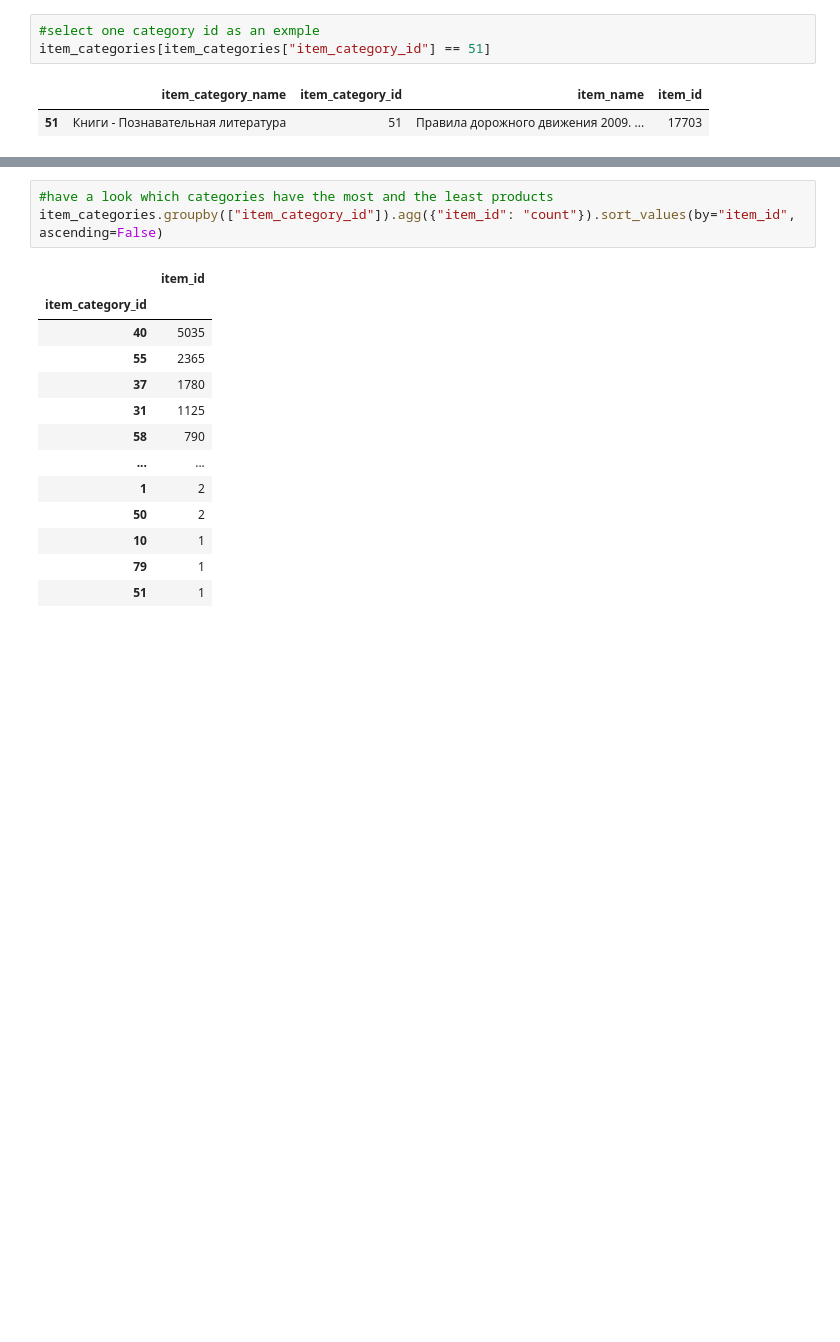
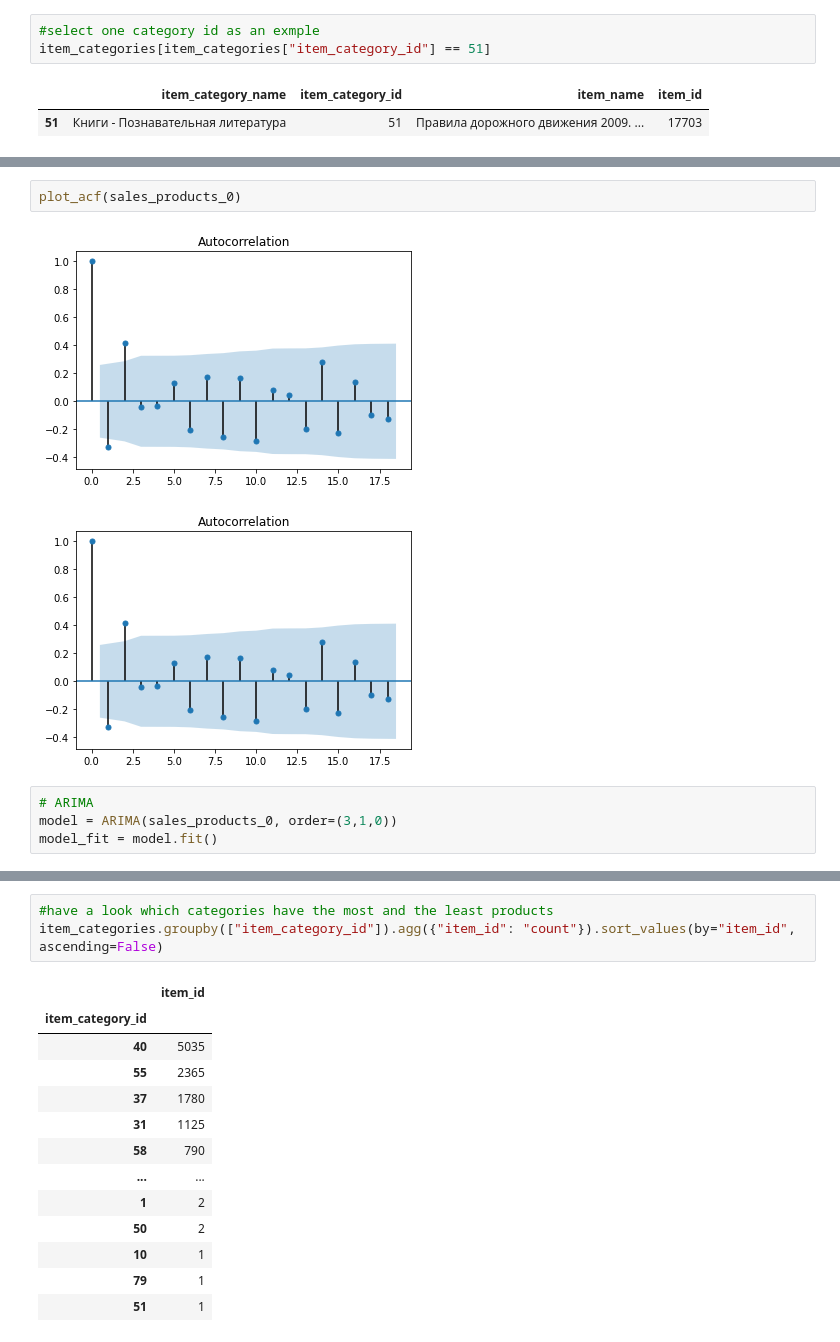
Before and after one commit to GaworO/Sales, a Jupyter notebook: Sales.ipynb, the cells around one changed output, grey strips where cells are left out. Cells and saved outputs as stored; diff of their text form; blank space fills up the shorter version.

```diff
--- a/Sales.ipynb
+++ b/Sales.ipynb
@@ -90,0 +113,9 @@ sales_products[sales_products["shop_id"] == 59].loc[sales_products['item_id'] ==
+# %%
+plot_acf(sales_products_0)
+# %% [output]
+[figure, added]
+[figure, added]
+# %%
+# ARIMA
+model = ARIMA(sales_products_0, order=(3,1,0))
+model_fit = model.fit()
```
Also changed, not shown: parts of 13 cells of this notebook.
